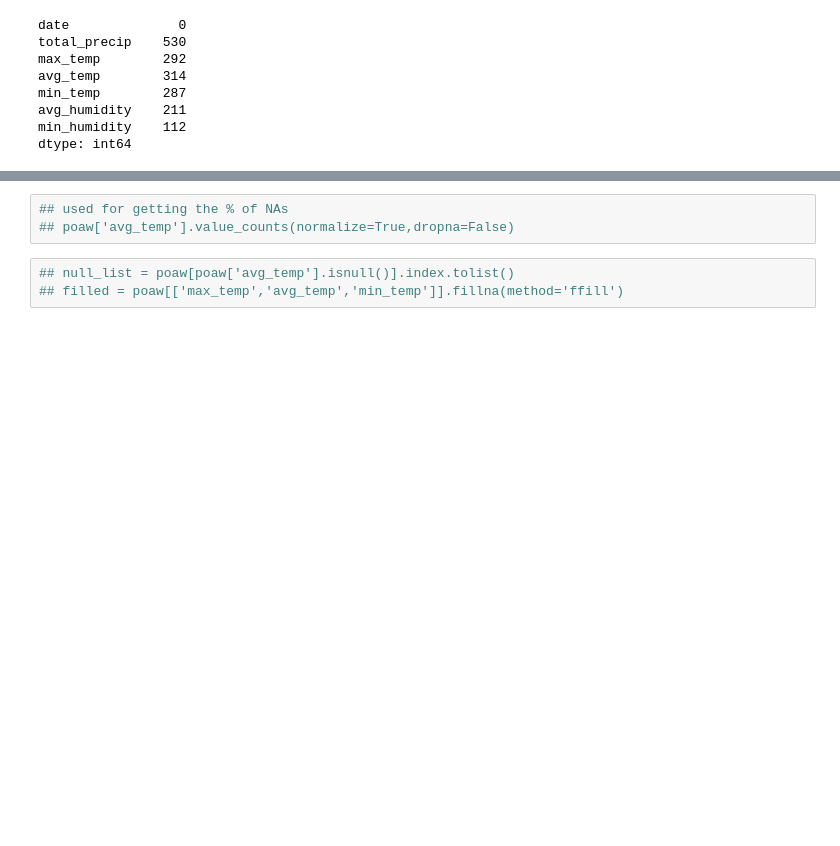
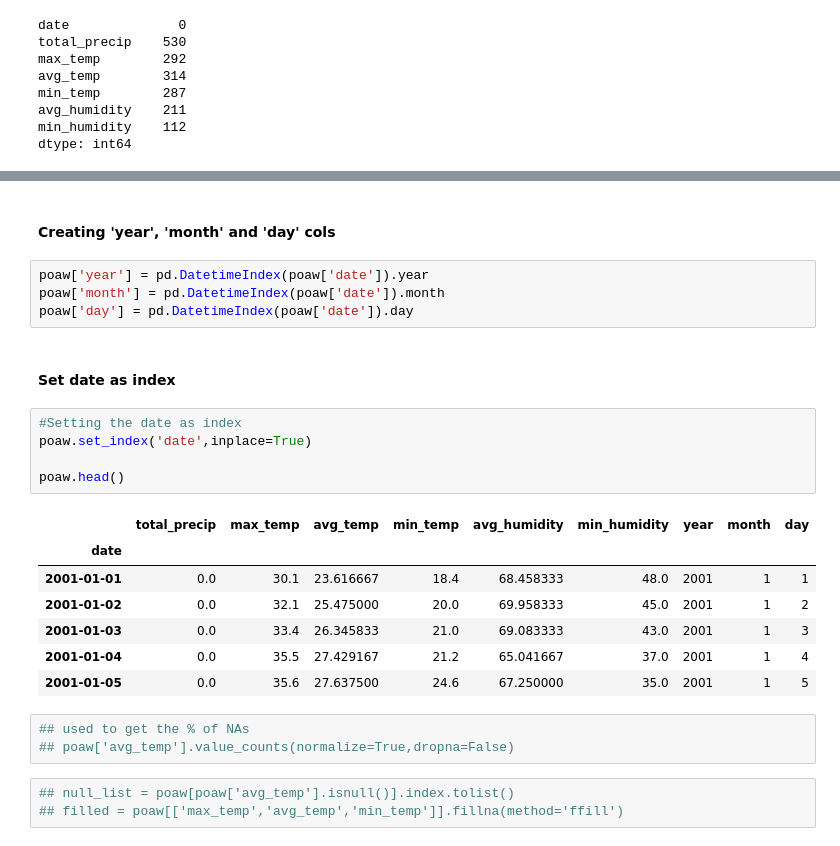
Before and after one commit to attrindade/poa-weather-analysis, a Jupyter notebook: weather-comparation.ipynb, the cells around one changed output, grey strips where cells are left out. Saved outputs shown, nothing was run; the diff lists cells and outputs as text; blank space fills up the shorter version.

```diff
--- a/weather-comparation.ipynb
+++ b/weather-comparation.ipynb
@@ -146,6 +153,27 @@ min_humidity     25
 dtype: int64
+# %% [markdown]
+#### Creating 'year', 'month' and 'day' cols
+# %%
+poaw['year'] = pd.DatetimeIndex(poaw['date']).year
+poaw['month'] = pd.DatetimeIndex(poaw['date']).month
+poaw['day'] = pd.DatetimeIndex(poaw['date']).day
+# %% [markdown]
+#### Set date as index
+# %%
+#Setting the date as index
+poaw.set_index('date',inplace=True)
+
+poaw.head()
+# %% [output]
+|  | total_precip | max_temp | avg_temp | min_temp | avg_humidity | min_humidity | year | month | day |
+| date |  |  |  |  |  |  |  |  |  |
+| 2001-01-01 | 0.0 | 30.1 | 23.616667 | 18.4 | 68.458333 | 48.0 | 2001 | 1 | 1 |
+| 2001-01-02 | 0.0 | 32.1 | 25.475000 | 20.0 | 69.958333 | 45.0 | 2001 | 1 | 2 |
+| 2001-01-03 | 0.0 | 33.4 | 26.345833 | 21.0 | 69.083333 | 43.0 | 2001 | 1 | 3 |
+| 2001-01-04 | 0.0 | 35.5 | 27.429167 | 21.2 | 65.041667 | 37.0 | 2001 | 1 | 4 |
+| 2001-01-05 | 0.0 | 35.6 | 27.637500 | 24.6 | 67.250000 | 35.0 | 2001 | 1 | 5 |
 # %%
-## used for getting the % of NAs
+## used to get the % of NAs
 ## poaw['avg_temp'].value_counts(normalize=True,dropna=False)
 # %%
 ## null_list = poaw[poaw['avg_temp'].isnull()].index.tolist()
```
Also changed, not shown: parts of 4 cells of this notebook.
